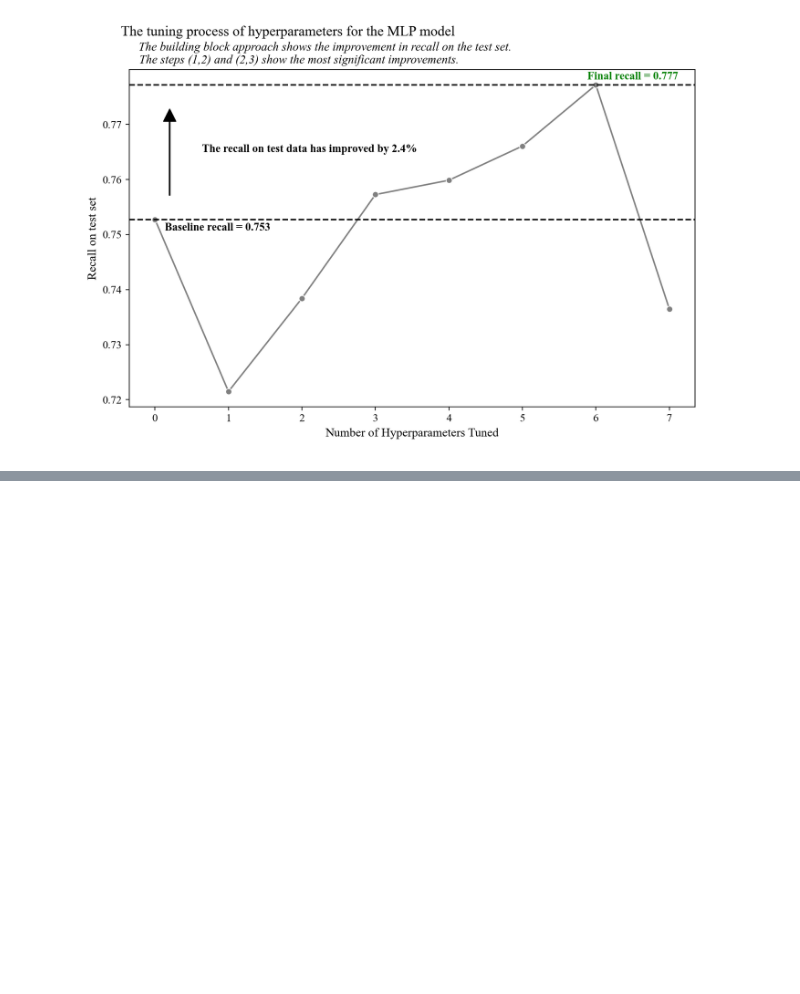
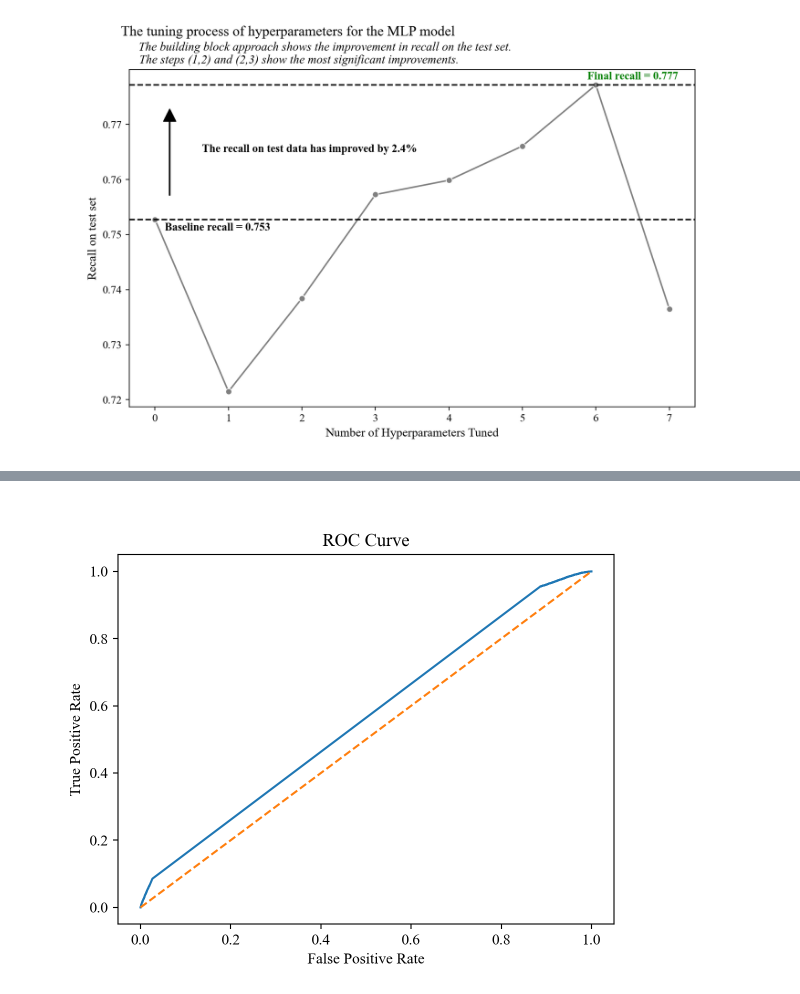
Before and after one commit to DecisionTreeBruining/212B-ML-Project, a Jupyter notebook: assignment_3/local_dev/mlp_visual.ipynb, the cells around one changed output, grey strips where cells are left out. Cells and saved outputs as stored; diff of their text form; code cells hidden in the pictures; blank space fills up the shorter version.

```diff
--- a/assignment_3/local_dev/mlp_visual.ipynb
+++ b/assignment_3/local_dev/mlp_visual.ipynb
@@ -240,0 +282,12 @@ plt.show()
+# %%
+# roc curve for the best model
+fpr_best, tpr_best, thresholds_best = roc_curve(y_test, y_prob_best)
+
+plt.plot(fpr_best, tpr_best)
+plt.plot([0, 1], [0, 1], linestyle='--')
+plt.xlabel('False Positive Rate')
+plt.ylabel('True Positive Rate')
+plt.title('ROC Curve')
+plt.show()
+# %% [output]
+[figure, added]
```
Also changed, not shown: parts of 10 cells of this notebook.
